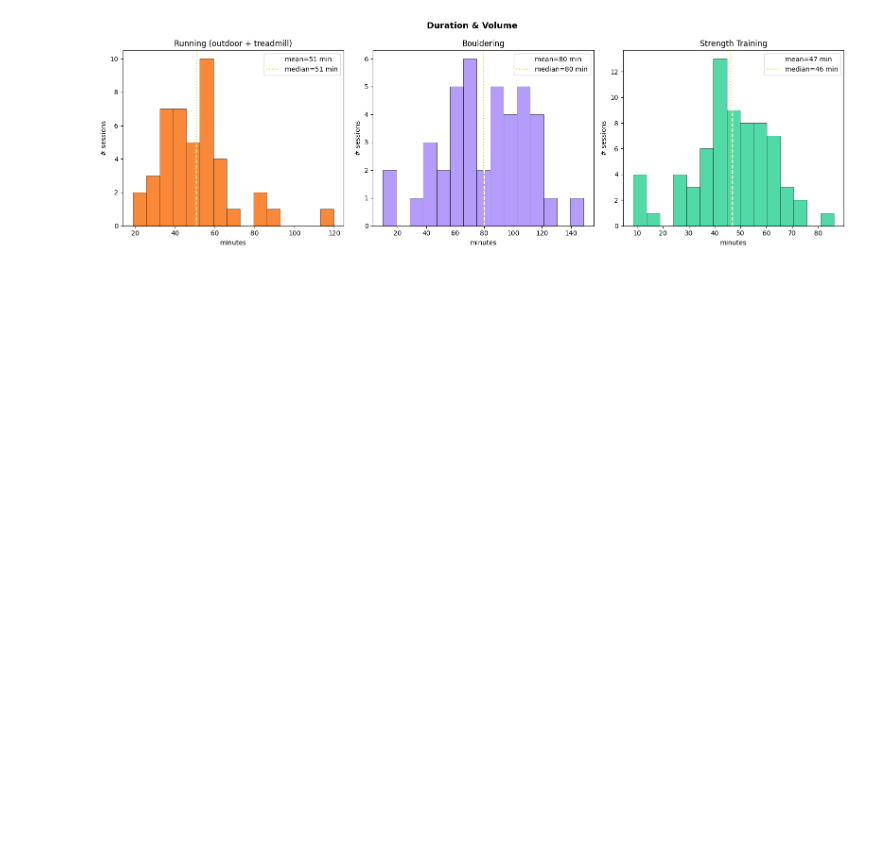
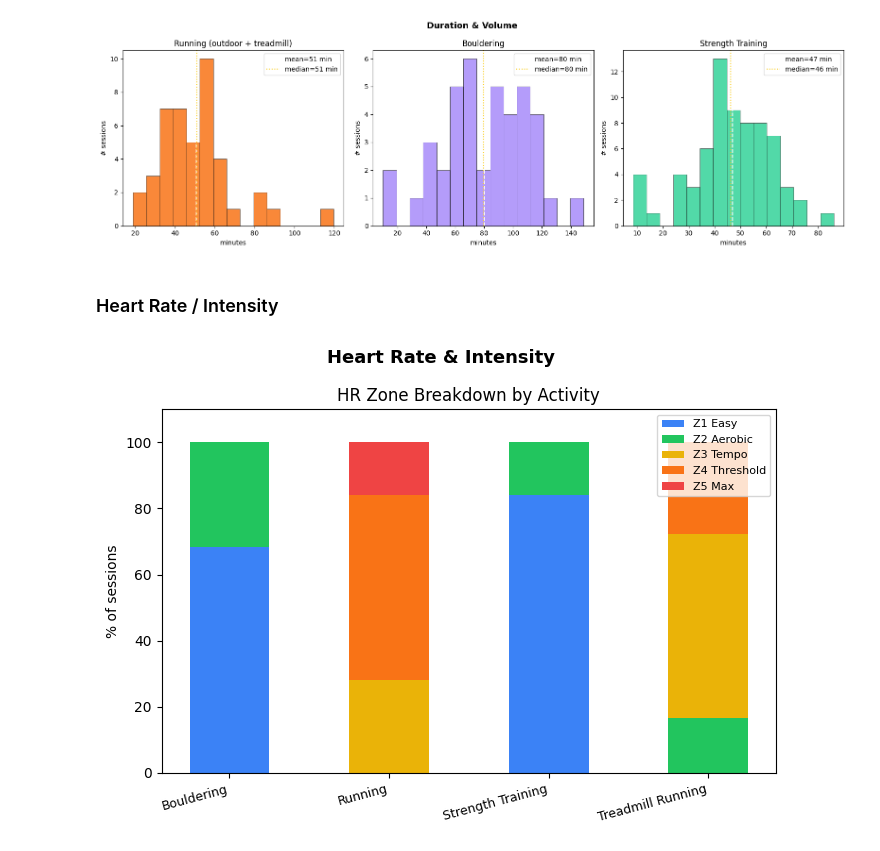
Before and after one commit to jinsung-kim/internet-experiments, a Jupyter notebook: garmin_analysis.ipynb, the cells around one changed output. Saved outputs shown, nothing was run; the diff lists cells and outputs as text; code cells hidden in the pictures; blank space fills up the shorter version.

```diff
--- a/garmin_analysis.ipynb
+++ b/garmin_analysis.ipynb
@@ -274,3 +273,46 @@ dur_summary.columns = ['Mean (min)','Median (min)','Min (min)','Max (min)','Sess
 dur_summary = dur_summary.round(1)
 # %% [output]
 [figure]
+# %% [markdown]
+### Heart Rate / Intensity
+# %%
+hr_df = df[df['Avg HR'].notna() & (df['Avg HR'] > 60)].copy()
+
+def hr_zone(hr):
+	if hr < 115: return 'Z1 Easy'
+	elif hr < 135: return 'Z2 Aerobic'
+	elif hr < 150: return 'Z3 Tempo'
+	elif hr < 165: return 'Z4 Threshold'
+	else: return 'Z5 Max'
+
+hr_df['hr_zone'] = hr_df['Avg HR'].apply(hr_zone)
+
+order = ['Strength Training', 'Bouldering', 'Treadmill Running', 'Running']
+order = [o for o in order if o in hr_df['Activity Type'].unique()]
+
+zone_order  = ['Z1 Easy','Z2 Aerobic','Z3 Tempo','Z4 Threshold','Z5 Max']
+zone_colors = ['#3b82f6','#22c55e','#eab308','#f97316','#ef4444']
+zone_ct = hr_df[hr_df['Activity Type'].isin(order)].groupby(
+	['Activity Type','hr_zone']).size().unstack(fill_value=0)
+zone_ct = zone_ct.reindex(columns=[z for z in zone_order if z in zone_ct.columns])
+zone_pct = zone_ct.div(zone_ct.sum(axis=1), axis=0) * 100
+
+fig, ax = plt.subplots(figsize=(7, 5))
+fig.suptitle('Heart Rate & Intensity', fontsize=13, fontweight='bold')
+
+bottom = np.zeros(len(zone_pct))
+for col, color in zip(zone_pct.columns, zone_colors):
+	ax.bar(zone_pct.index, zone_pct[col], bottom=bottom,
+		   color=color, label=col, width=0.5)
+	bottom += zone_pct[col].values
+ax.set_xticks(range(len(zone_pct.index)))
+ax.set_xticklabels(zone_pct.index, rotation=15, ha='right', fontsize=9)
+ax.set_ylabel('% of sessions')
+ax.set_title('HR Zone Breakdown by Activity')
+ax.legend(fontsize=8, loc='upper right')
+ax.set_ylim(0, 110)
+
+plt.tight_layout()
+plt.show()
+# %% [output]
+[figure, added]
```
Also changed, not shown: parts of 16 cells of this notebook.
